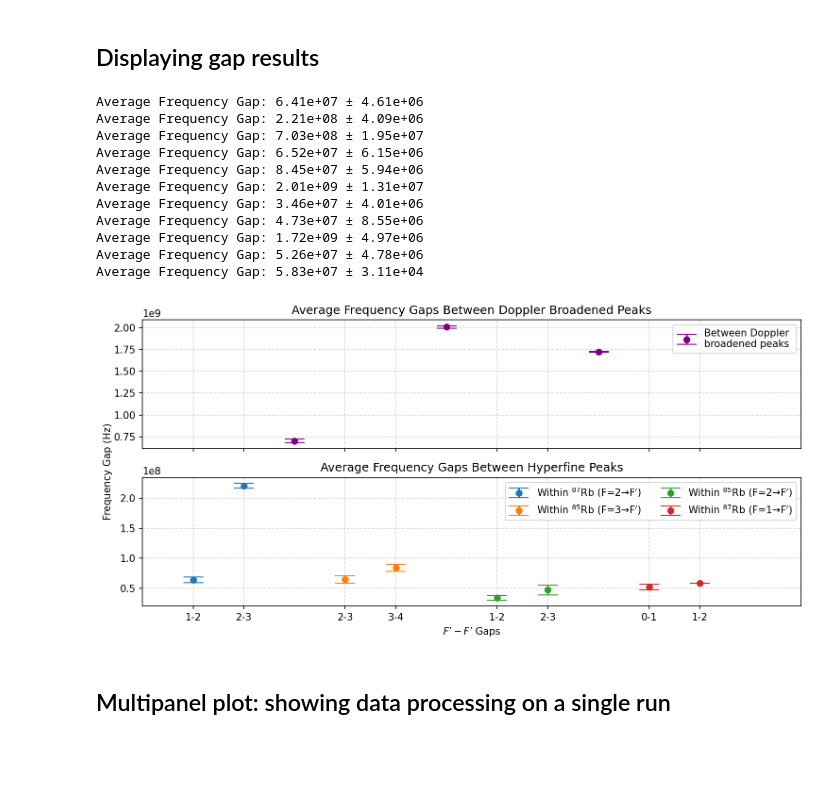
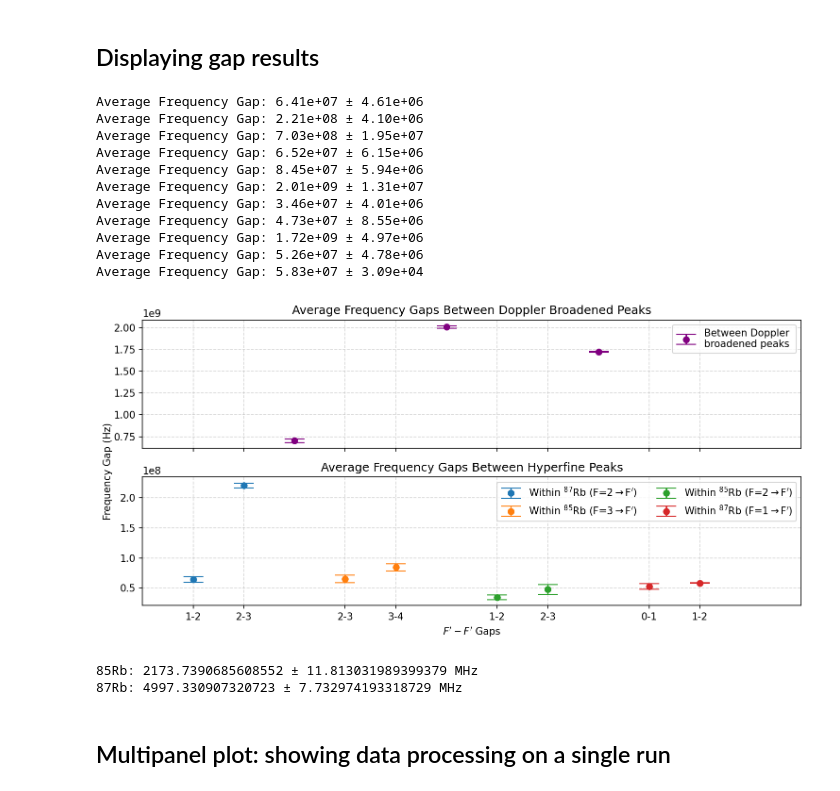
Before and after one commit to orpereira/PHYS469, a Jupyter notebook: saturation_spectroscopy/analysis_final_cleaned.ipynb, the cells around one changed output. Saved outputs shown, nothing was run; the diff lists cells and outputs as text; code cells hidden in the pictures; blank space fills up the shorter version.

Commit message:
ground gaps

```diff
--- a/saturation_spectroscopy/analysis_final_cleaned.ipynb
+++ b/saturation_spectroscopy/analysis_final_cleaned.ipynb
@@ -113,6 +113,8 @@ def interference_model(t, f0, alpha, A, a, b, beta):
 ## Converting all runs to frequency space
 # %%
 hyperfine_freq_gaps = {}
+ground_freq_gaps = {}  # 87Rb (F=1, F'=2); 85Rb (F=2, F'=3); 85Rb (F=3, F'=3); 87Rb (F=2, F'=2)
+ground_gaps_indices = [1,4,8,11]
 parameters = []
 for run in hyperfine_peaks.keys():
 
@@ -124,7 +126,7 @@ for run in hyperfine_peaks.keys():
     time = raw_probe_pump_data[run]['x'][:800] / 10 # divide by 10 to convert to seconds
 
     # fit the interferometer data to the function
-    alpha_guess = 4e11 if i==9 else 4.3e11
+    alpha_guess = 4e11 if (run[-1]==9) else 4.4e11
     initial_guess = [1e14, alpha_guess, 1, 4.5, -100, 1e12]  # f0, alpha, A, a, b, beta
 
     params, covariance = opt.curve_fit(interference_model, time[100:], inter_data[100:], p0=initial_guess, maxfev=1000000000)
@@ -154,7 +156,10 @@ for run in hyperfine_peaks.keys():
     # convert hyperfine peaks to frequency
     hyperfine_peaks_time = hyperfine_peaks[run]
     hyperfine_peak_freqs = f(time[hyperfine_peaks_time], params[0], params[1], params[5])
+    ground_gaps_freqs = hyperfine_peak_freqs[ground_gaps_indices]  # freqs to caluclate the ground state gaps
 
     # calculate the frequency gaps
     hyperfine_freq_gaps[run] = np.diff(hyperfine_peak_freqs)
+    ground_freq_gaps[run] = [np.abs(ground_gaps_freqs[1]-ground_gaps_freqs[2]),
+                             np.abs(ground_gaps_freqs[0]-ground_gaps_freqs[-1])]  # 85Rb, 87Rb
 # %% [output]
@@ -207,6 +212,9 @@ f0=1.00e+14 ± 3.88e+06
 # calculate the average frequency gap
 average_freq_gaps = np.mean([hyperfine_freq_gaps['run'+str(i)] for i in range(1, 20)], axis = 0)
 std_freq_gap = np.std([hyperfine_freq_gaps['run'+str(i)] for i in range(1, 20)], axis=0)
+average_ground_gaps = np.mean([ground_freq_gaps['run'+str(i)] for i in range(1, 20)], axis = 0)
+std_ground_gap = np.std([ground_freq_gaps['run'+str(i)] for i in range(1, 20)], axis=0)
+
 
 for avg_gap, std_gap in zip(average_freq_gaps, std_freq_gap):
     print(f'Average Frequency Gap: {avg_gap:.2e} ± {std_gap:.2e}')
@@ -226,36 +234,43 @@ plt.grid(True, linestyle='--', alpha=0.5)
 plt.legend()
 
 # gaps between hyperfine peaks
 plt.subplot(212)
 plt.title('Average Frequency Gaps Between Hyperfine Peaks')
 plt.errorbar([0, 1], average_freq_gaps[[0,1]], yerr=std_freq_gap[[0,1]], fmt='o', capsize=10, label = r'Within $^{87}$Rb (F=2$\to$F$^{\prime}$)')
 plt.errorbar([3, 4], average_freq_gaps[[3,4]], yerr=std_freq_gap[[3,4]], fmt='o', capsize=10, label = r'Within $^{85}$Rb (F=3$\to$F$^{\prime}$)')
 plt.errorbar([6, 7], average_freq_gaps[[6,7]], yerr=std_freq_gap[[6,7]], fmt='o', capsize=10, label = r'Within $^{85}$Rb (F=2$\to$F$^{\prime}$)')
 plt.errorbar([9, 10], average_freq_gaps[[9,10]], yerr=std_freq_gap[[9,10]], fmt='o', capsize=10, label = r'Within $^{87}$Rb (F=1$\to$F$^{\prime}$)')
 
 plt.xticks([0, 1, 3, 4, 6, 7, 9, 10], ['1-2', '2-3', '2-3', '3-4', '1-2', '2-3', '0-1', '1-2'])
 plt.xlabel(r'$F^{\prime}-F^{\prime}$ Gaps')
 plt.legend(ncol = 2)
 plt.xlim(-1, 12)
 plt.grid(True, linestyle='--', alpha=0.5)
 
 # Add a common y-axis label
 plt.gcf().text(0.0, 0.5, 'Frequency Gap (Hz)', va='center', rotation='vertical')
 plt.tight_layout()
 plt.show()
 # %% [output]
 Average Frequency Gap: 6.41e+07 ± 4.61e+06
-Average Frequency Gap: 2.21e+08 ± 4.09e+06
+Average Frequency Gap: 2.21e+08 ± 4.10e+06
 Average Frequency Gap: 7.03e+08 ± 1.95e+07
 Average Frequency Gap: 6.52e+07 ± 6.15e+06
 Average Frequency Gap: 8.45e+07 ± 5.94e+06
 Average Frequency Gap: 2.01e+09 ± 1.31e+07
 Average Frequency Gap: 3.46e+07 ± 4.01e+06
 Average Frequency Gap: 4.73e+07 ± 8.55e+06
 Average Frequency Gap: 1.72e+09 ± 4.97e+06
 Average Frequency Gap: 5.26e+07 ± 4.78e+06
-Average Frequency Gap: 5.83e+07 ± 3.11e+04
+Average Frequency Gap: 5.83e+07 ± 3.09e+04
-[figure, old version]
+[figure, new version]
+# %%
+# Ground gaps
+print(f'85Rb: {average_ground_gaps[0]*1e-6} ± {std_ground_gap[0]*1e-6} MHz')
+print(f'87Rb: {average_ground_gaps[1]*1e-6} ± {std_ground_gap[1]*1e-6} MHz')
+# %% [output]
+85Rb: 2173.7390685608552 ± 11.813031989399379 MHz
+87Rb: 4997.330907320723 ± 7.732974193318729 MHz
 # %% [markdown]
 ## Multipanel plot: showing data processing on a single run
 # %% [markdown]
```
Also changed, not shown: parts of 3 cells of this notebook.
